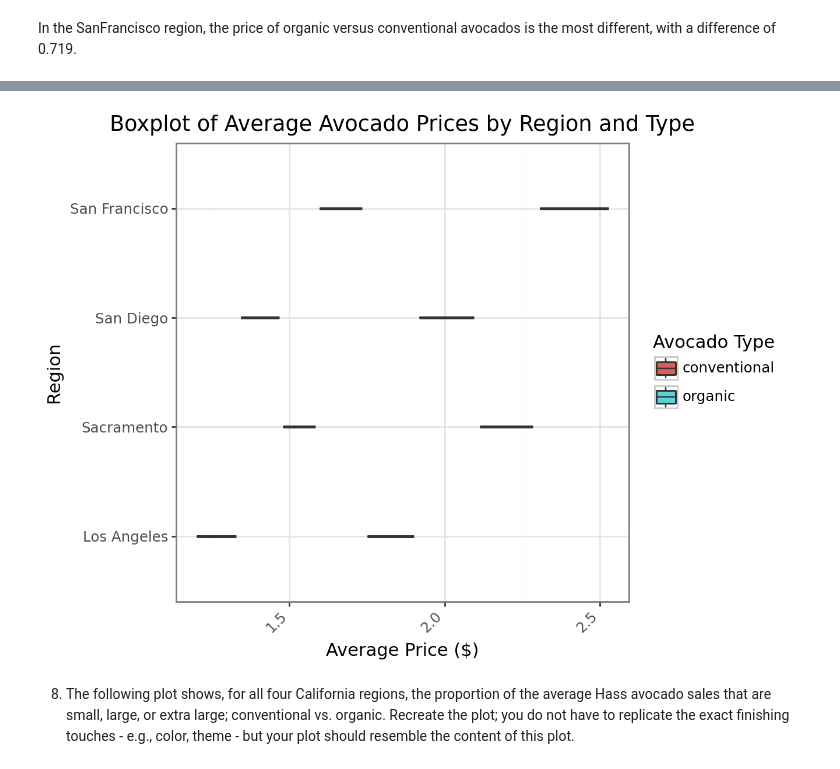
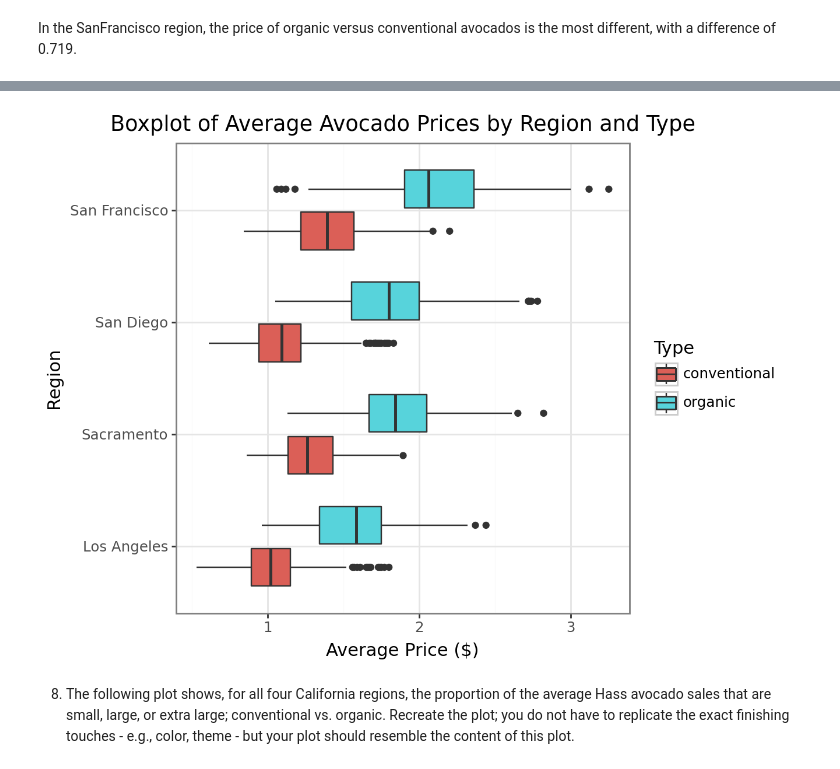
Before and after one commit to samricafrente/GSB-544, a Jupyter notebook: Labs/Lab-2/Lab-2.ipynb, the cells around one changed output, grey strips where cells are left out. Drawn from its saved outputs; the diff is of its cells as text; code cells hidden in the pictures.

```diff
--- a/Labs/Lab-2/Lab-2.ipynb
+++ b/Labs/Lab-2/Lab-2.ipynb
@@ -252,12 +201,13 @@ print(count_data)
 # %%
-(ggplot(cali, aes(x='average_price', y='geography', fill='type')) +
+(ggplot(cali, aes(x='geography', y='average_price', fill='type')) +
         geom_boxplot() +
-        labs(x="Average Price ($)", y="Region", fill="Avocado Type",
+        labs(x="Region", y="Average Price ($)", fill='Type',
              title="Boxplot of Average Avocado Prices by Region and Type") +
         theme_bw() +
-        theme(axis_text_x=element_text(rotation=45, hjust=1)))
+        coord_flip()
+        )
 # %% [output]
-[figure, old version]
+[figure, new version]
 # %% [markdown]
 8. The following plot shows, for all four California regions, the proportion of the average Hass avocado sales that are small, large, or extra large; conventional vs. organic. Recreate the plot; you do not have to replicate the exact finishing touches - e.g., color, theme - but your plot should resemble the content of this plot.
 # %% [markdown]
```
Also changed, not shown: parts of 10 cells of this notebook, 3 other files.
